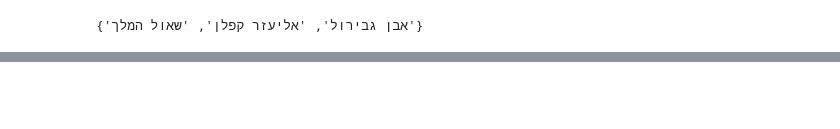
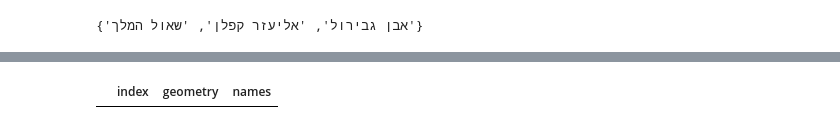
Before and after one commit to itaimondshine/NHEGEL, a Jupyter notebook: Untitled.ipynb, the cells around one changed output, grey strips where cells are left out. Cells and saved outputs as stored; diff of their text form; code cells hidden in the pictures; blank space fills up the shorter version.

```diff
--- a/Untitled.ipynb
+++ b/Untitled.ipynb
@@ -287,0 +291,30 @@ poly.names.iloc[0]
+# %%
+
+class GeoFeatures:
+
+    def __init__(self, map: Map):
+        # Create Map
+        self.map = map
+#         self.edges = map.reset_index()
+
+
+    def get_nearby_streets(self, lat, lng, is_primery=False):
+        """
+        Returns the nearby streets to the POI
+        """
+        point = Point(lng, lat)
+        streets = self.map.streets[self.map.streets.geometry.type == 'LineString'].reset_index()
+        streets.dropna(subset='name', inplace=True)
+        streets['type'] = streets['name'].apply(lambda x: type(x))
+        streets = streets[streets['type'] != list]
+        if is_primery:
+            streets = streets[
+                streets['highway'].isin(
+                    ['trunk', 'primary', 'motorway', 'tertiary', 'secondary', 'footway', 'service'])]
+        streets['azimuth'] = streets['geometry'].apply(lambda x: azimuth_to_street(point, x))
+        polygons = polygonizer(streets['geometry'].to_list())
+        streets = streets.drop('index', axis=1)
+        streets = streets.drop('level_0', axis=1)
+        sjoin_polygons = gpd.sjoin(polygons, streets, predicate='covers')
+        polygons['names'] = sjoin_polygons.groupby('index').agg(set)['name']
+        return polygons[polygons.contains(point)]['names']
@@ -287,0 +339,2 @@ poly.names.iloc[0]
+# %%
+a = GeoFeatures(map)
@@ -287,0 +406,2 @@ poly.names.iloc[0]
+# %%
+x= a.get_nearby_streets(32.0632071,34.7808338)
@@ -287,0 +431,6 @@ poly.names.iloc[0]
+# %%
+point = Point(34.7861166, 32.0646796)
+# %%
+x[x.contains(point)]
+# %% [output]
+|  | index | geometry | names |
```
Also changed, not shown: parts of 27 cells of this notebook, 16 other files.
